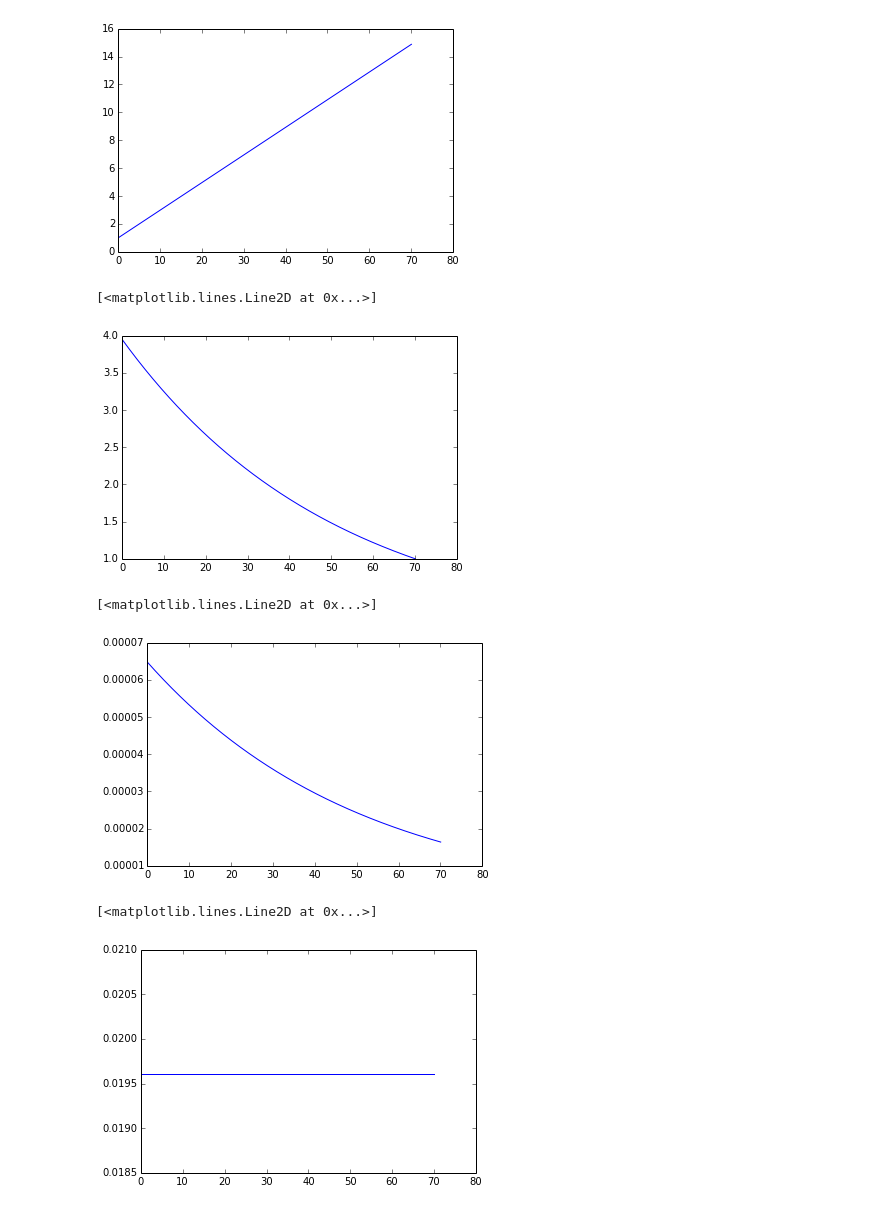
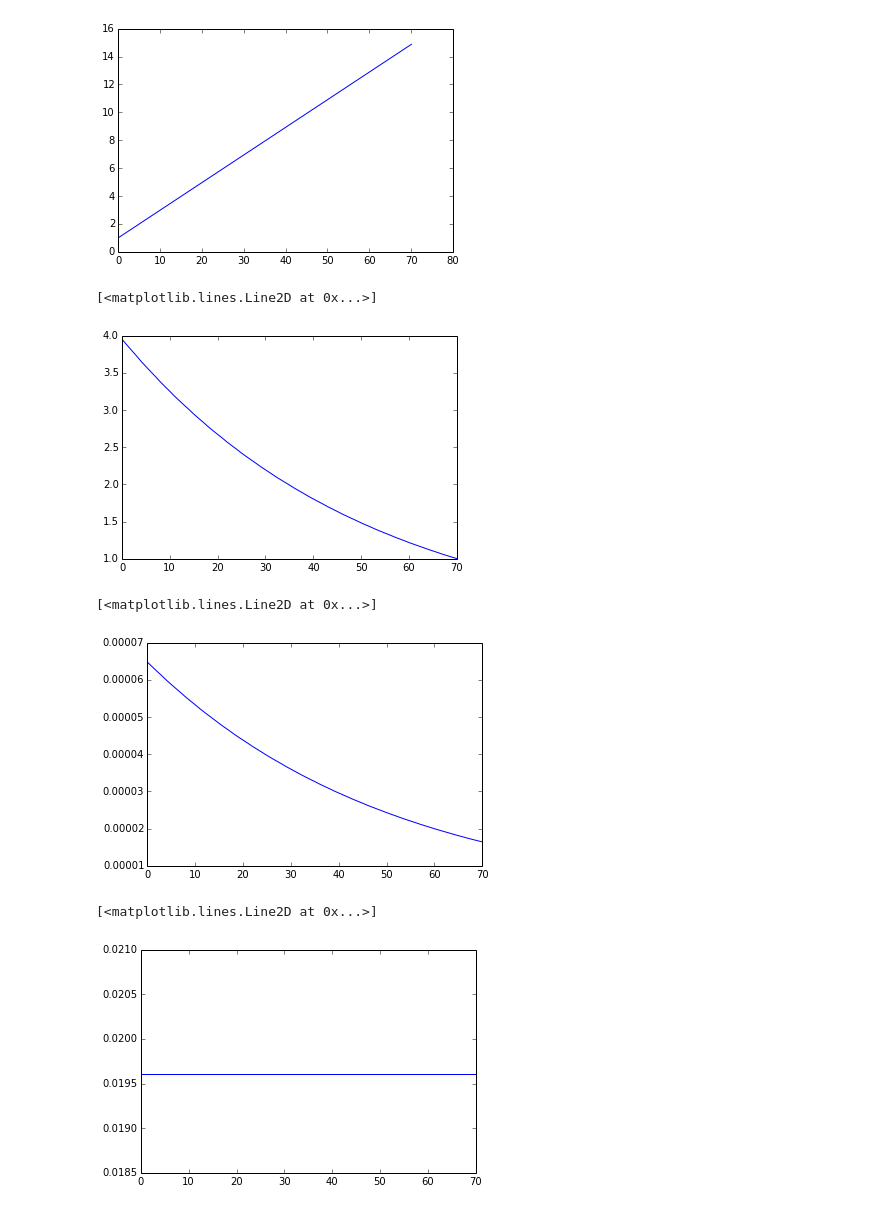
Before and after one commit to rahulporuri/project_work, a Jupyter notebook: test_functions_inflation.ipynb, the cells around one changed output. Drawn from its saved outputs; the diff is of its cells as text; code cells hidden in the pictures.

```diff
--- a/test_functions_inflation.ipynb
+++ b/test_functions_inflation.ipynb
@@ -72,29 +72,32 @@ eps0 = (3./2)*((dphi0**2)/(dphi0**2/2. + V(phi0)))
 eps = 1./q
 # %%
 #H = [((V(phi_array[i]))/(3 -Dphi_array[i]**2/2))**(1./2) for i in range(len(phi_array))]
-phi = lambda N : phi_array[N]
-Dphi = lambda N : Dphi_array[N]
+phi = lambda N : phi_array[int((N-Ni)/step)]
+Dphi = lambda N : Dphi_array[int((N-Ni)/step)]
 H = lambda N : ((V(phi(N)))/(3 -Dphi(N)**2/2))**(1./2)
 # %%
 #plt.plot(numpy.linspace(0,70,npts+1), numpy.asarray(H)/Hi)
 #plt.plot(N_array, numpy.asarray(H)/Hi)
-plt.plot(N_array, [H(i)/H0 for i in range(len(N_array))])
+#plt.plot(N_array, [H(i)/H0 for i in range(len(N_array))])
+plt.plot(numpy.arange(Ni,Nf+1), [H(i)/H0 for i in range(int(Nf)+1)])
 # %% [output]
 [<matplotlib.lines.Line2D at 0x...>]
-[figure, old version]
+[figure, new version]
 # %%
 DH = lambda N : H(N)*Dphi(N)
 # %%
 #plt.plot(numpy.linspace(0,70,npts+1), [H[i]*Dphi_array[i] for i in range(len(H))])
-plt.plot(N_array, [DH(i) for i in range(len(N_array))])
+#plt.plot(N_array, [DH(i) for i in range(len(N_array))])
+plt.plot(numpy.arange(Ni,Nf+1), [DH(i) for i in range(int(Nf)+1)])
 # %% [output]
 [<matplotlib.lines.Line2D at 0x...>]
-[figure, old version]
+[figure, new version]
 # %%
-plt.plot(N_array, [Dphi(i)**2/2 for i in range(len(N_array))])
+#plt.plot(N_array, [Dphi(i)**2/2 for i in range(len(N_array))])
+plt.plot(numpy.arange(Ni,Nf+1), [Dphi(N)**2/2 for N in range(int(Nf)+1)])
 # %% [output]
 [<matplotlib.lines.Line2D at 0x...>]
-[figure, old version]
+[figure, new version]
 # %%
 ai = 1e-05
 #z = [ai*numpy.exp(N_array[i])*Dphi_array[i] for i in range(len(N_array))]
```
Also changed, not shown: parts of 1 cell of this notebook, 2 other files.
